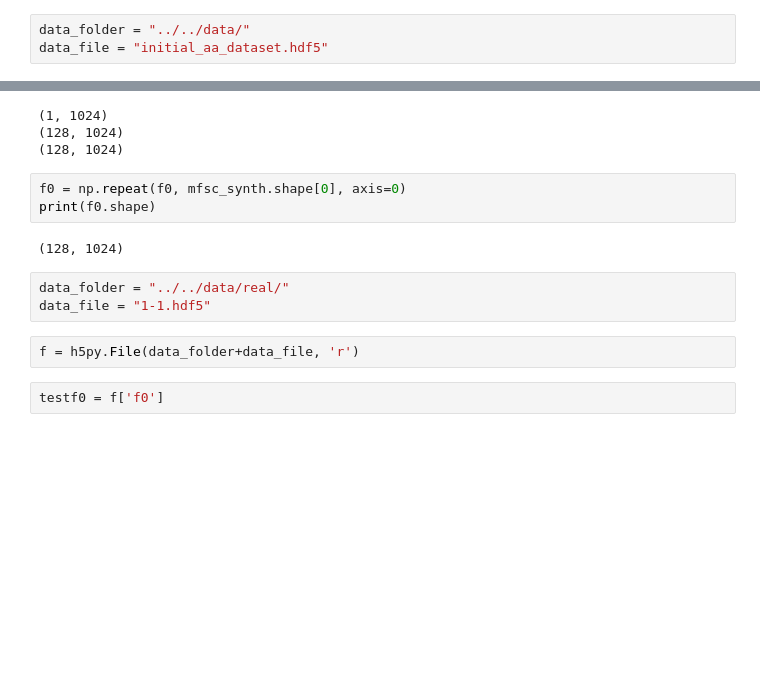
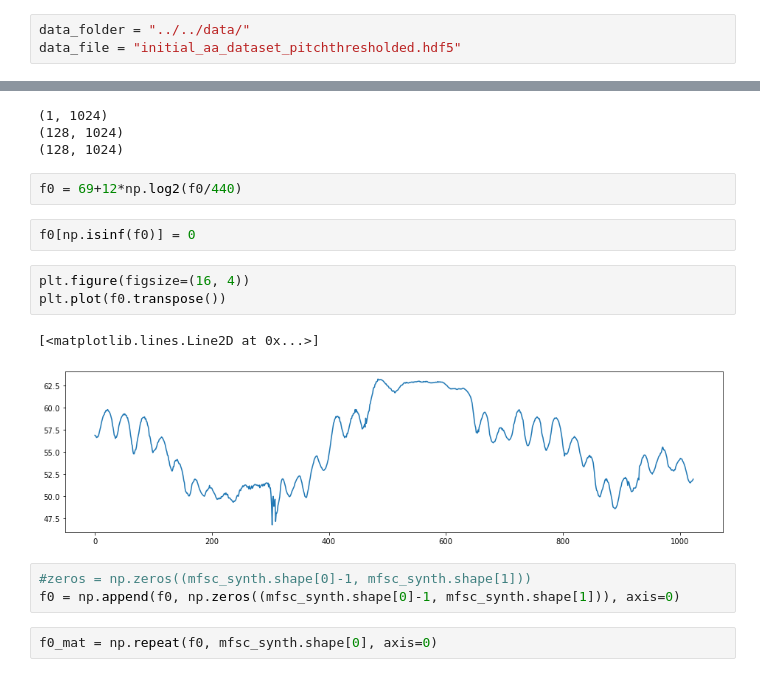
Before and after one commit to Origamijr/spec2spec, a Jupyter notebook: create_dataset/python_scripts/h5pytest.ipynb, the cells around one changed output, grey strips where cells are left out. Cells and saved outputs as stored; diff of their text form; blank space fills up the shorter version.

```diff
--- a/create_dataset/python_scripts/h5pytest.ipynb
+++ b/create_dataset/python_scripts/h5pytest.ipynb
@@ -5,6 +6,6 @@ import numpy as np
 # %%
 data_folder = "../../data/"
-data_file = "initial_aa_dataset.hdf5"
+data_file = "initial_aa_dataset_pitchthresholded.hdf5"
 # %%
 f = h5py.File(data_folder+data_file, mode='r')
 # %%
@@ -40,15 +41,18 @@ print(np.shape(mfsc_real))
 (1, 1024)
 (128, 1024)
 (128, 1024)
+# %%
+f0 = 69+12*np.log2(f0/440)
+# %%
+f0[np.isinf(f0)] = 0
+# %%
+plt.figure(figsize=(16, 4))
+plt.plot(f0.transpose())
+# %% [output]
+[<matplotlib.lines.Line2D at 0x...>]
+[figure, added]
+# %%
+#zeros = np.zeros((mfsc_synth.shape[0]-1, mfsc_synth.shape[1]))
+f0 = np.append(f0, np.zeros((mfsc_synth.shape[0]-1, mfsc_synth.shape[1])), axis=0)
 # %%
-f0 = np.repeat(f0, mfsc_synth.shape[0], axis=0)
-print(f0.shape)
+f0_mat = np.repeat(f0, mfsc_synth.shape[0], axis=0)
-# %% [output]
-(128, 1024)
-# %%
-data_folder = "../../data/real/"
-data_file = "1-1.hdf5"
-# %%
-f = h5py.File(data_folder+data_file, 'r')
-# %%
-testf0 = f['f0']
```
Also changed, not shown: parts of 4 cells of this notebook, 5 other files.
